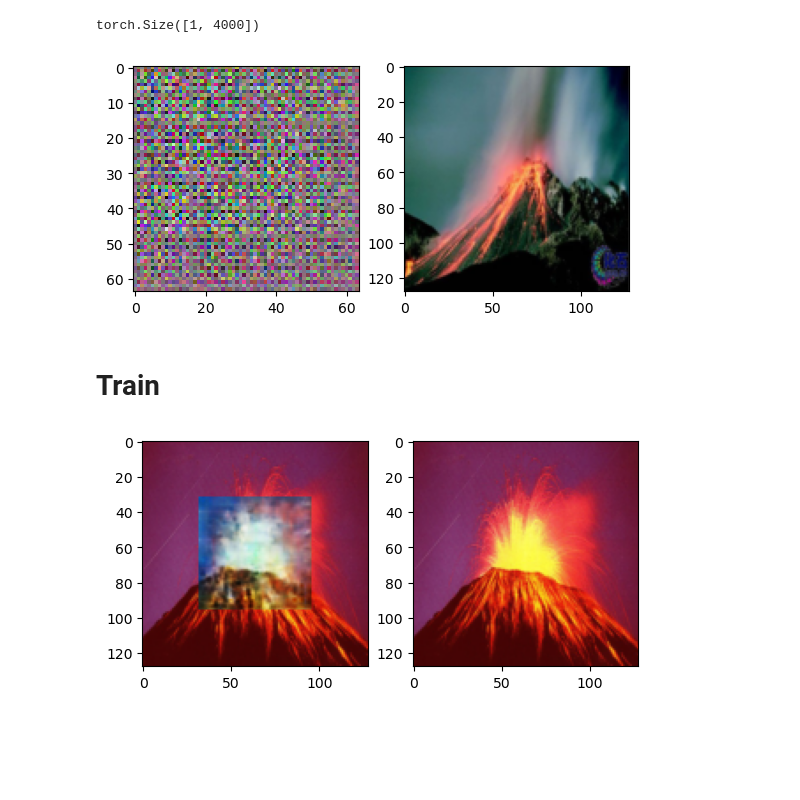
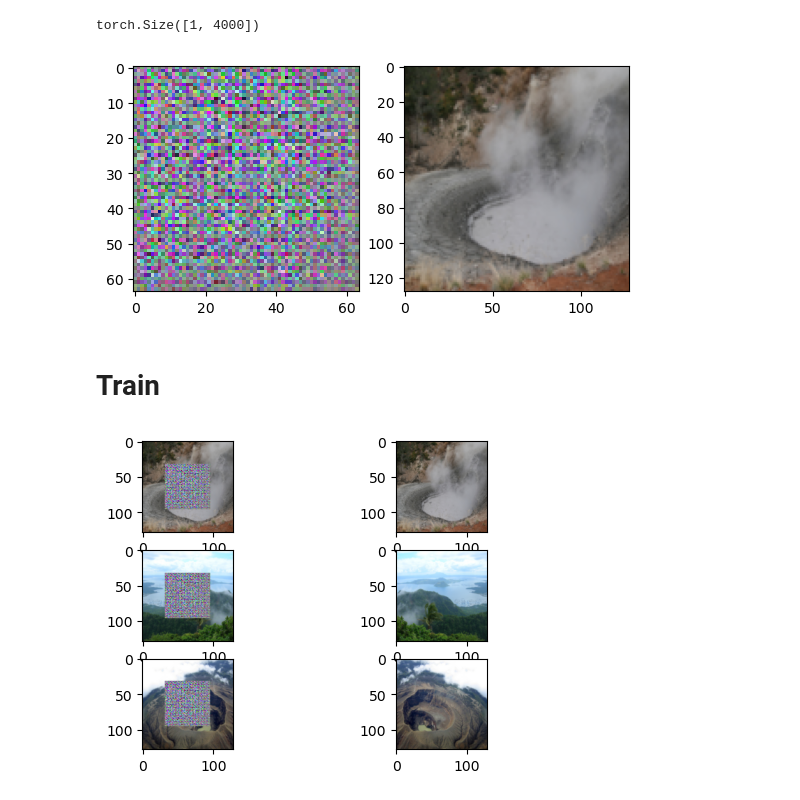
Before and after one commit to shahanneda/ImageInpainting, a Jupyter notebook: final_project.ipynb, the cells around one changed output. Drawn from its saved outputs; the diff is of its cells as text; code cells hidden in the pictures; blank space fills up the shorter version.

Commit message:
improved image displaying

```diff
--- a/final_project.ipynb
+++ b/final_project.ipynb
@@ -19,18 +19,24 @@ CENTER_SIZE = 64
 # %% [markdown]
 # Utils
 # %%
+import math
 def display_image(img):
         with torch.no_grad():
                 img = img.permute((1, 2, 0))
                 plt.imshow(img.cpu().numpy())
                 plt.show()
 
-def display_images(imgs):
+def display_images(imgs, images_per_row=2):
         with torch.no_grad():
+                rows = math.ceil(len(imgs) / images_per_row)
+                plt.figure(figsize=(images_per_row*2, rows*2))
                 for i, img in enumerate(imgs):
-                        plt.subplot(1, len(imgs), i+1)
+                        plt.subplot(rows, images_per_row, i+1)
+                        plt.axis('off')
+                        plt.tight_layout()
                         img = img.permute((1, 2, 0))
                         plt.imshow(img.cpu().numpy())
+                plt.show()
 
 def get_center_of_image(img, size=64):
         return T.CenterCrop((size, size))(img)
@@ -373,10 +379,11 @@ class Decoder(nn.Module):
 # %%
 decoder = Decoder()
 decoder = decoder.to(device)
-sample_untrained_out = try_running_image(sample_image, encoder, decoder)
-display_images([sample_untrained_out, sample_image])
+
+sample_untrained_out = try_running_image(sample_cutout[0], encoder, decoder)
+display_images([sample_untrained_out, sample_gt[0]])
 # %% [output]
-[figure, old version]
+[figure, new version]
 # %%
 
 def try_running_image(img, encoder, decoder):
@@ -398,13 +405,16 @@ decoder = decoder.to(device)
 optim = torch.optim.Adam(list(encoder.parameters()) + list(decoder.parameters()), lr=0.01)
 loss_fn = nn.MSELoss()
 # %%
-sample_image_index = 37
-sample_untrained_out = try_running_image(sample_batch[0][sample_image_index], encoder, decoder)
-with_center = AddImageCenter(IMAGE_SIZE, CENTER_SIZE)(torch.clone(sample_batch[0][sample_image_index]), sample_untrained_out)
+images = []
 
-display_images([with_center, sample_batch[0][sample_image_index]])
+for sample_image_index in range(0,3):
+	sample_untrained_out = try_running_image(sample_cutout[sample_image_index], encoder, decoder)
+	with_center = AddImageCenter(IMAGE_SIZE, CENTER_SIZE)(torch.clone(sample_cutout[sample_image_index]), sample_untrained_out)
+	images += [with_center, sample_gt[sample_image_index]]
+
+display_images(images, images_per_row=2)
 # %% [output]
-[figure, old version]
+[figure, new version]
 # %%
 EPOCHS = 500
 for epcoh in range(EPOCHS):
```
Also changed, not shown: parts of 2 cells of this notebook.
